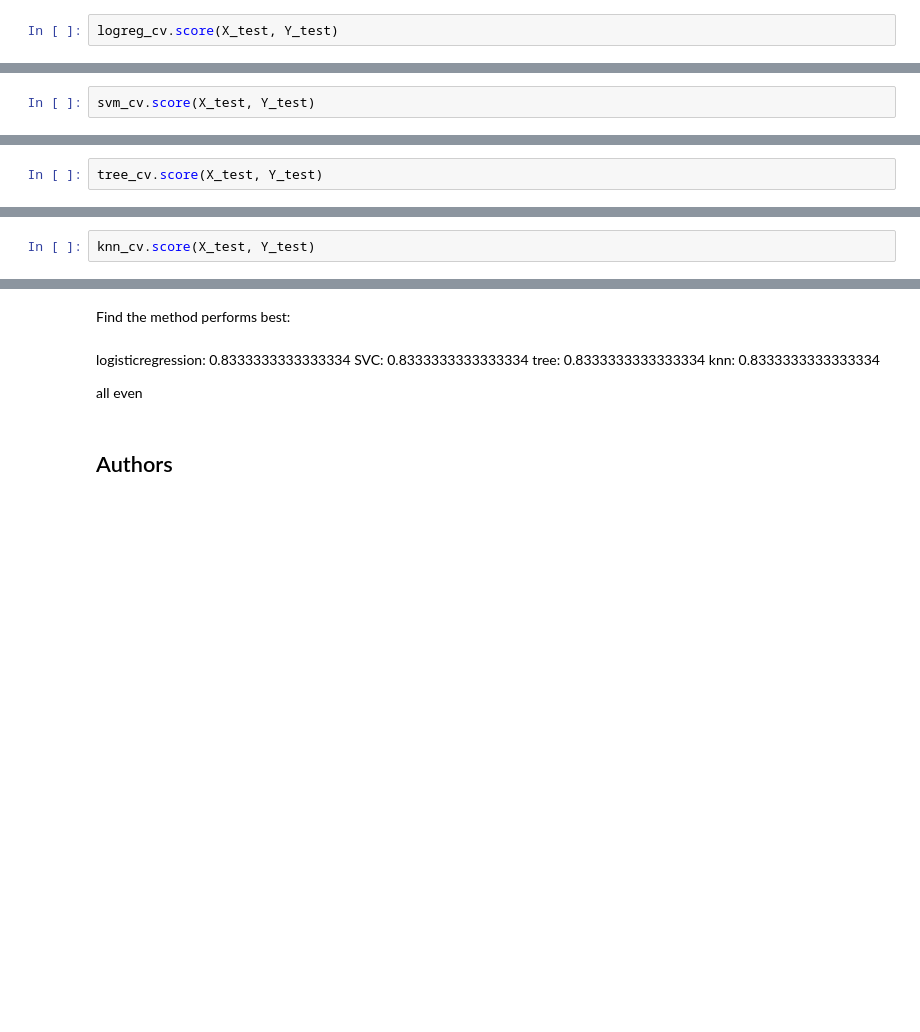
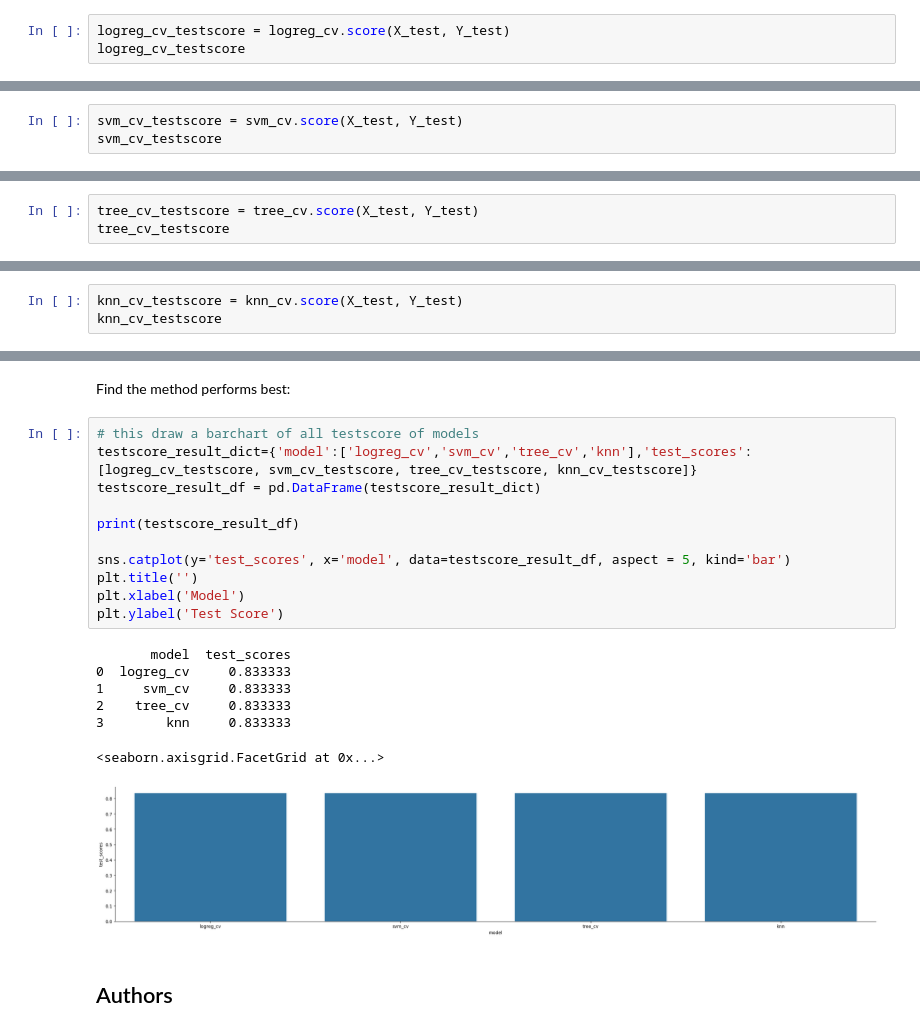
Before and after one commit to scwtr6/ds_capstone_coursera_repo, a Jupyter notebook: SpaceX_Machine Learning Prediction_Part_5.ipynb, the cells around one changed output, grey strips where cells are left out. Saved outputs shown, nothing was run; the diff lists cells and outputs as text; blank space fills up the shorter version.

Commit message:
Update SpaceX_Machine Learning Prediction_Part_5.ipynb
Added bar chart for comparing the model test set score

```diff
--- a/SpaceX_Machine Learning Prediction_Part_5.ipynb
+++ b/SpaceX_Machine Learning Prediction_Part_5.ipynb
@@ -200,7 +200,8 @@ accuracy : 0.8464285714285713
 # %% [markdown]
 Calculate the accuracy on the test data using the method <code>score</code>:
 # %%
-logreg_cv.score(X_test, Y_test)
+logreg_cv_testscore = logreg_cv.score(X_test, Y_test)
+logreg_cv_testscore
 # %% [output]
 0.8333333333333334
 # %% [markdown]
@@ -250,7 +251,8 @@ accuracy : 0.8482142857142856
 # %% [markdown]
 Calculate the accuracy on the test data using the method <code>score</code>:
 # %%
-svm_cv.score(X_test, Y_test)
+svm_cv_testscore = svm_cv.score(X_test, Y_test)
+svm_cv_testscore
 # %% [output]
 0.8333333333333334
 # %% [markdown]
@@ -314,7 +316,8 @@ accuracy : 0.8857142857142856
 # %% [markdown]
 Calculate the accuracy of tree_cv on the test data using the method <code>score</code>:
 # %%
-tree_cv.score(X_test, Y_test)
+tree_cv_testscore = tree_cv.score(X_test, Y_test)
+tree_cv_testscore
 # %% [output]
 0.8333333333333334
 # %% [markdown]
@@ -355,7 +358,8 @@ accuracy : 0.8482142857142858
 # %% [markdown]
 Calculate the accuracy of knn_cv on the test data using the method <code>score</code>:
 # %%
-knn_cv.score(X_test, Y_test)
+knn_cv_testscore = knn_cv.score(X_test, Y_test)
+knn_cv_testscore
 # %% [output]
 0.8333333333333334
 # %% [markdown]
@@ -369,13 +373,25 @@ plot_confusion_matrix(Y_test,yhat)
 ## TASK  12
 # %% [markdown]
 Find the method performs best:
-# %% [markdown]
-logisticregression: 0.8333333333333334
-SVC: 0.8333333333333334
-tree: 0.8333333333333334
-knn: 0.8333333333333334
-
-all even
+# %%
+# this draw a barchart of all testscore of models
+testscore_result_dict={'model':['logreg_cv','svm_cv','tree_cv','knn'],'test_scores':[logreg_cv_testscore, svm_cv_testscore, tree_cv_testscore, knn_cv_testscore]}
+testscore_result_df = pd.DataFrame(testscore_result_dict)
+
+print(testscore_result_df)
+
+sns.catplot(y='test_scores', x='model', data=testscore_result_df, aspect = 5, kind='bar')
+plt.title('')
+plt.xlabel('Model')
+plt.ylabel('Test Score')
+# %% [output]
+       model  test_scores
+0  logreg_cv     0.833333
+1     svm_cv     0.833333
+2    tree_cv     0.833333
+3        knn     0.833333
+<seaborn.axisgrid.FacetGrid at 0x...>
+[figure, added]
 # %% [markdown]
 ## Authors
 # %% [markdown]
```
Also changed, not shown: parts of 2 cells of this notebook.
